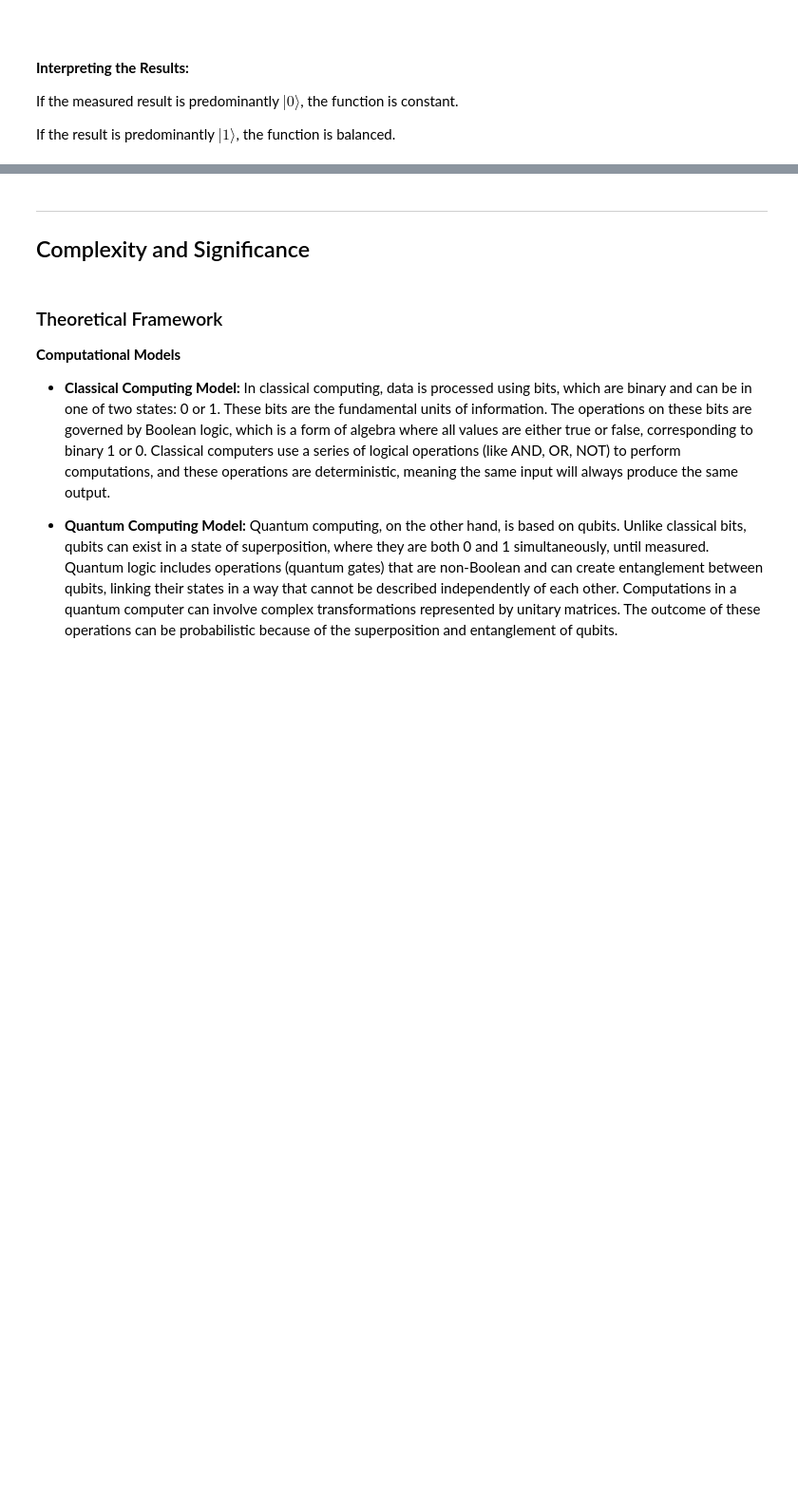
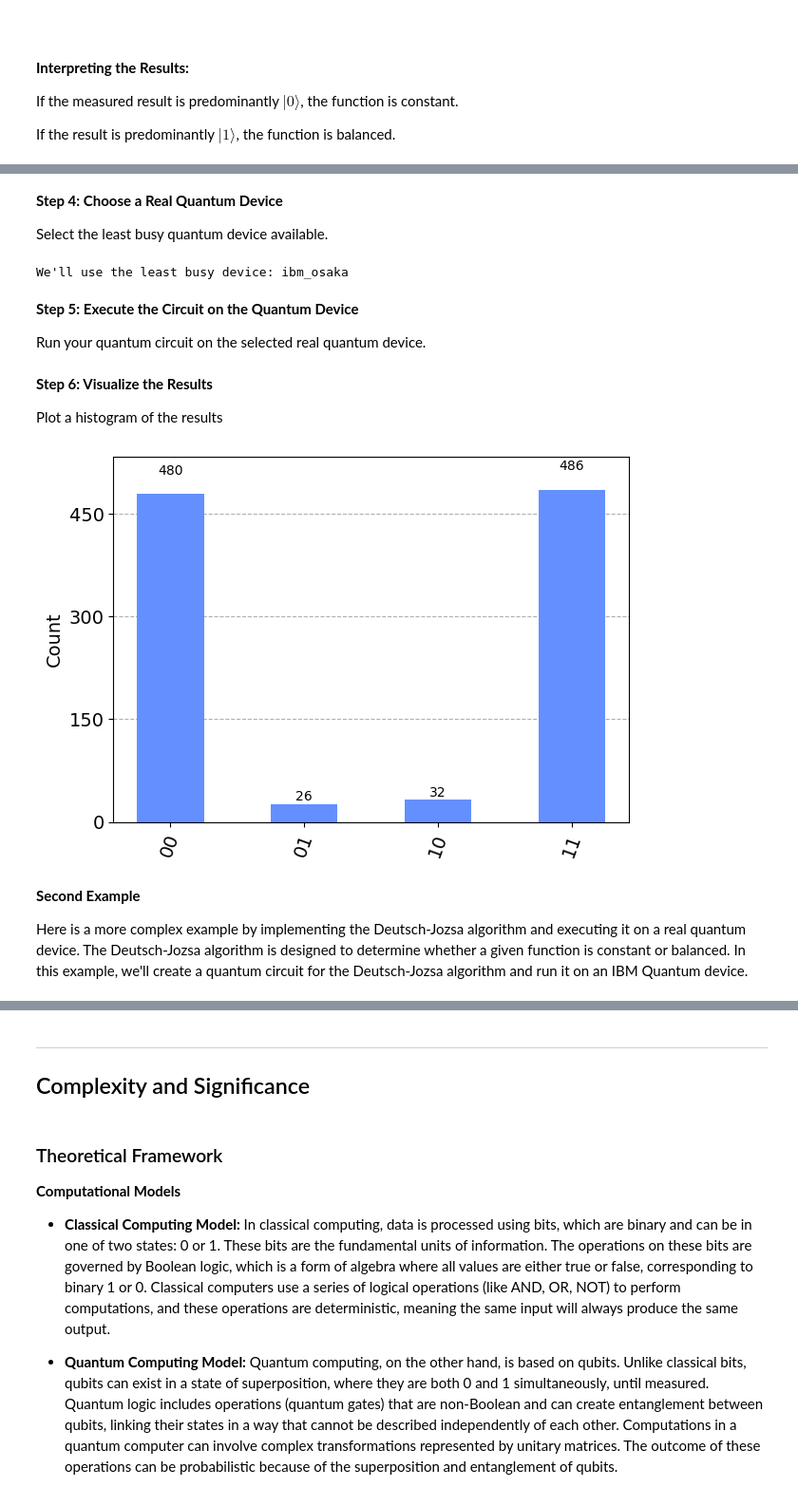
Before and after one commit to DaraLenaghan-1/Emerging_Tech, a Jupyter notebook: project.ipynb, the cells around one changed output, grey strips where cells are left out. Shown at 95% size. Drawn from its saved outputs; the diff is of its cells as text; code cells hidden in the pictures; blank space fills up the shorter version.

```diff
--- a/project.ipynb
+++ b/project.ipynb
@@ -269,0 +489,3 @@ If the result is predominantly $|1\rangle$, the function is balanced.
+# %%
+IBMQ.save_account('2cec5b885f38f54ffe28729c455c77a86a825bc28e6976e063f859f9601da6f02d7b9cd0d99f0641d548a2b1e05d4554113764721e813daeeaa997ec15f34006', overwrite=True)
+IBMQ.load_account()
@@ -269,0 +499,15 @@ If the result is predominantly $|1\rangle$, the function is balanced.
+# %%
+# Create a Quantum Circuit with 2 qubits
+circuit = QuantumCircuit(2, 2)
+
+# Apply a Hadamard gate to the first qubit
+circuit.h(0)
+
+# Apply a CNOT gate; control qubit is 0 and target qubit is 1
+circuit.cx(0, 1)
+
+# Measure the qubits
+circuit.measure([0,1], [0,1])
+
+# Draw the circuit
+print(circuit.draw())
@@ -269,0 +522,32 @@ If the result is predominantly $|1\rangle$, the function is balanced.
+# %% [markdown]
+**Step 4: Choose a Real Quantum Device**
+
+Select the least busy quantum device available.
+# %%
+provider = IBMQ.get_provider(hub='ibm-q')
+backend = provider.backends(filters=lambda x: x.configuration().n_qubits >= 2 and
+                           not x.configuration().simulator and x.status().operational==True)
+backend = sorted(backend, key=lambda b: b.status().pending_jobs)[0]
+print("We'll use the least busy device:", backend.name())
+# %% [output]
+We'll use the least busy device: ibm_osaka
+# %% [markdown]
+**Step 5: Execute the Circuit on the Quantum Device**
+
+Run your quantum circuit on the selected real quantum device.
+# %%
+job = execute(circuit, backend=backend, shots=1024)
+result = job.result()
+# %% [markdown]
+**Step 6: Visualize the Results**
+
+Plot a histogram of the results
+# %%
+counts = result.get_counts(circuit)
+plot_histogram(counts)
+# %% [output]
+[figure, added]
+# %% [markdown]
+**Second Example**
+
+Here is a more complex example by implementing the Deutsch-Jozsa algorithm and executing it on a real quantum device. The Deutsch-Jozsa algorithm is designed to determine whether a given function is constant or balanced. In this example, we'll create a quantum circuit for the Deutsch-Jozsa algorithm and run it on an IBM Quantum device.
```
Also changed, not shown: parts of 40 cells of this notebook.
